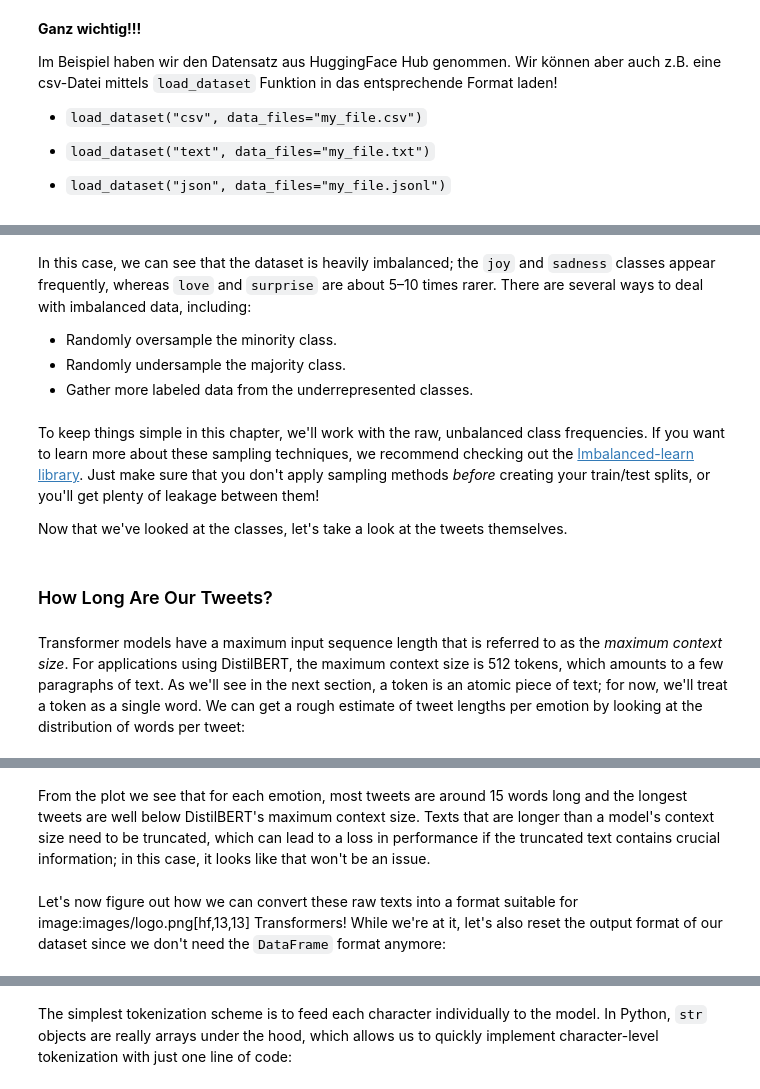
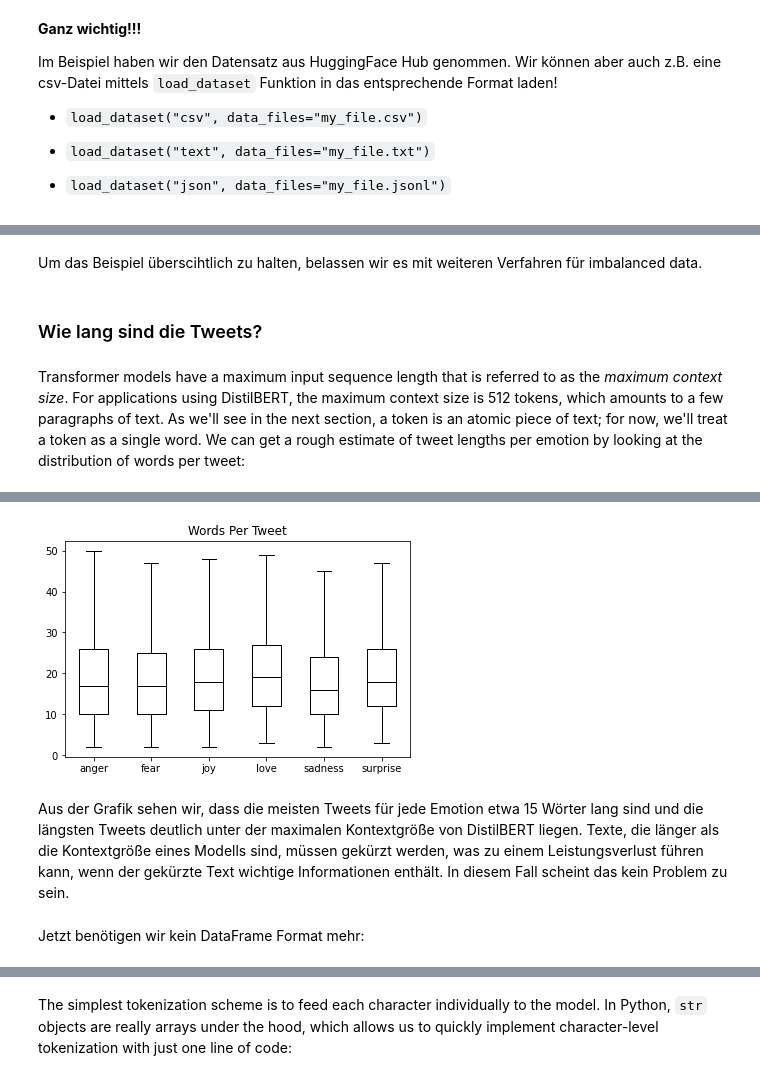
Before and after one commit to RaminParker/Huggingface_Text, a Jupyter notebook: text_classification_with_hf.ipynb, the cells around one changed output, grey strips where cells are left out. Cells and saved outputs as stored; diff of their text form; code cells hidden in the pictures.

```diff
--- a/text_classification_with_hf.ipynb
+++ b/text_classification_with_hf.ipynb
@@ -337,20 +239,12 @@ plt.show()
-# %% [markdown]
-In this case, we can see that the dataset is heavily imbalanced; the `joy` and `sadness` classes appear frequently, whereas `love` and `surprise` are about 5–10 times rarer. There are several ways to deal with imbalanced data, including:
-
-* Randomly oversample the minority class.
-* Randomly undersample the majority class.
-* Gather more labeled data from the underrepresented classes.
-# %% [markdown]
-To keep things simple in this chapter, we'll work with the raw, unbalanced class frequencies. If you want to learn more about these sampling techniques, we recommend checking out the [Imbalanced-learn library](https://imbalanced-learn.org/stable/). Just make sure that you don't apply sampling methods _before_ creating your train/test splits, or you'll get plenty of leakage between them!
-
-Now that we've looked at the classes, let's take a look at the tweets themselves.
-# %% [markdown]
-### How Long Are Our Tweets?
+# %% [markdown]
+Um das Beispiel überscihtlich zu halten, belassen wir es mit weiteren Verfahren für imbalanced data.
+# %% [markdown]
+### Wie lang sind die Tweets?
 # %% [markdown]
 Transformer models have a maximum input sequence length that is referred to as the _maximum context size_. For applications using DistilBERT, the maximum context size is 512 tokens, which amounts to a few paragraphs of text. As we'll see in the next section, a token is an atomic piece of text; for now, we'll treat a token as a single word. We can get a rough estimate of tweet lengths per emotion by looking at the distribution of words per tweet:
 # %%
 df["Words Per Tweet"] = df["text"].str.split().apply(len)
-df.boxplot("Words Per Tweet", by="label_name", grid=False, showfliers=False,
+df.boxplot("Words Per Tweet", by="label_text", grid=False, showfliers=False,
            color="black")
 plt.suptitle("")
 plt.xlabel("")
@@ -360,7 +253,8 @@ plt.show()
+[figure, added]
-# %% [markdown]
-From the plot we see that for each emotion, most tweets are around 15 words long and the longest tweets are well below DistilBERT's maximum context size. Texts that are longer than a model's context size need to be truncated, which can lead to a loss in performance if the truncated text contains crucial information; in this case, it looks like that won't be an issue.
-# %% [markdown]
-Let's now figure out how we can convert these raw texts into a format suitable for image:images/logo.png[hf,13,13] Transformers! While we're at it, let's also reset the output format of our dataset since we don't need the `DataFrame` format anymore:
+# %% [markdown]
+Aus der Grafik sehen wir, dass die meisten Tweets für jede Emotion etwa 15 Wörter lang sind und die längsten Tweets deutlich unter der maximalen Kontextgröße von DistilBERT liegen. Texte, die länger als die Kontextgröße eines Modells sind, müssen gekürzt werden, was zu einem Leistungsverlust führen kann, wenn der gekürzte Text wichtige Informationen enthält. In diesem Fall scheint das kein Problem zu sein.
+# %% [markdown]
+Jetzt benötigen wir kein DataFrame Format mehr:
 # %%
 emotions.reset_format()
 # %% [markdown]
```
Also changed, not shown: parts of 44 cells of this notebook.
